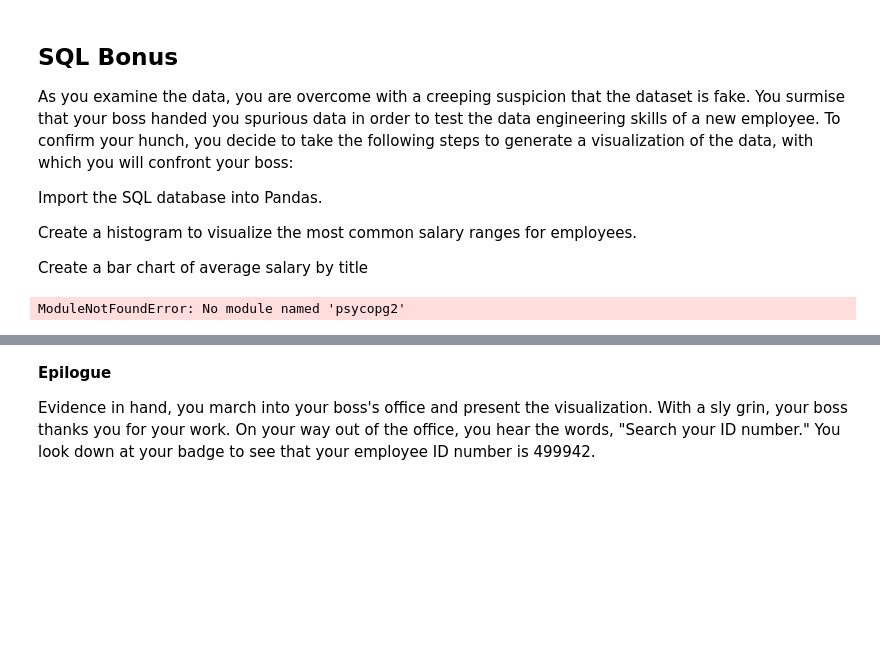
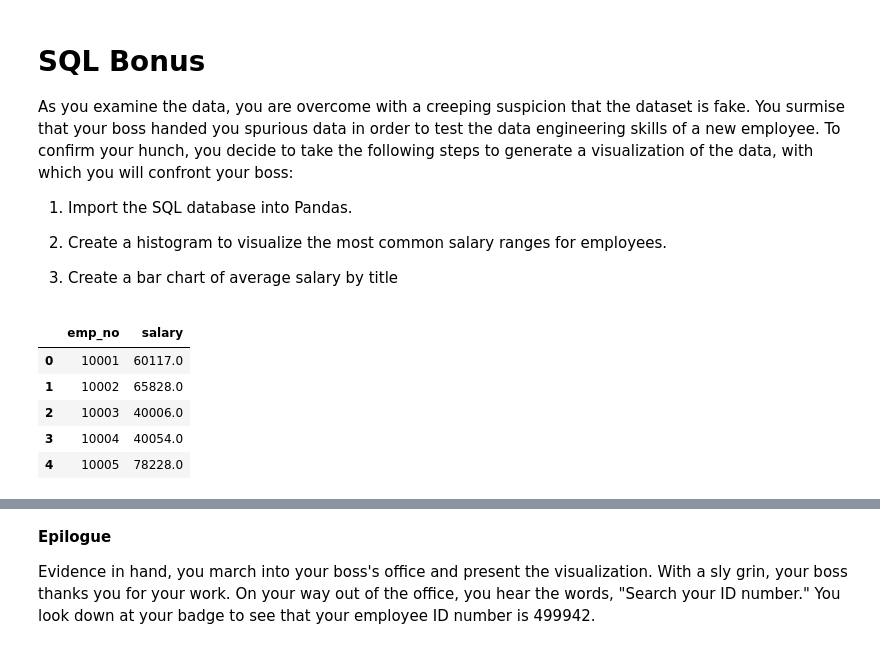
Before and after one commit to itsnameeta/sql-challenge, a Jupyter notebook: EmployeeSQL/Employee.ipynb, the cells around one changed output, grey strips where cells are left out. Drawn from its saved outputs; the diff is of its cells as text; code cells hidden in the pictures; blank space fills up the shorter version.

```diff
--- a/EmployeeSQL/Employee.ipynb
+++ b/EmployeeSQL/Employee.ipynb
@@ -1,12 +1,12 @@
 # %% [markdown]
-## SQL Bonus
+# SQL Bonus
 As you examine the data, you are overcome with a creeping suspicion that the dataset is fake. You surmise that your boss handed you spurious data in order to test the data engineering skills of a new employee. To confirm your hunch, you decide to take the following steps to generate a visualization of the data, with which you will confront your boss:
 
-Import the SQL database into Pandas.
+1. Import the SQL database into Pandas.
 
-Create a histogram to visualize the most common salary ranges for employees.
+2. Create a histogram to visualize the most common salary ranges for employees.
 
-Create a bar chart of average salary by title
+3. Create a bar chart of average salary by title
 # %%
 import pandas as pd
 import numpy as np
@@ -19,15 +15,19 @@ from config import pgadim_pass
 # %%
-database_url = f"postgresql://{pgadim_user}:{pgadim_pass}@localhost:5432/postgres"
+from sqlalchemy import create_engine
 
-from sqlalchemy import create_engine
-engine = create_engine(database_url)
+engine = create_engine('postgresql://postgres:tiki@localhost:5432/postgres')
 connection = engine.connect()
-# %% [output]
-ModuleNotFoundError: No module named 'psycopg2'
 # %%
 # Salary dataframe
 salary_df = pd.read_sql("SELECT * FROM salaries", engine)
-salary_df
+salary_df.head()
+# %% [output]
+|  | emp_no | salary |
+| 0 | 10001 | 60117.0 |
+| 1 | 10002 | 65828.0 |
+| 2 | 10003 | 40006.0 |
+| 3 | 10004 | 40054.0 |
+| 4 | 10005 | 78228.0 |
 # %%
 # Look for NAN values
 salary_df.isnull().values.any()
```
Also changed, not shown: parts of 7 cells of this notebook, 2 other files.
